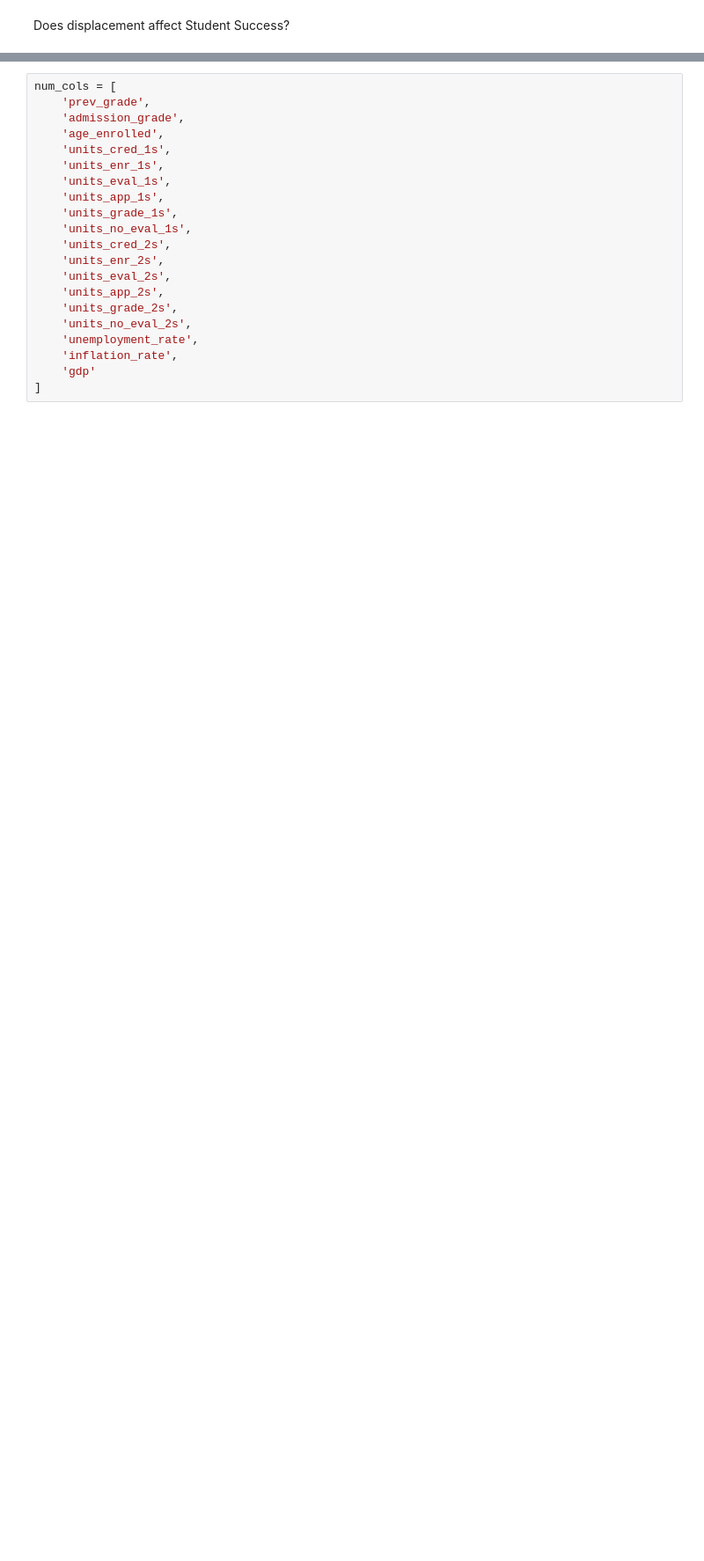
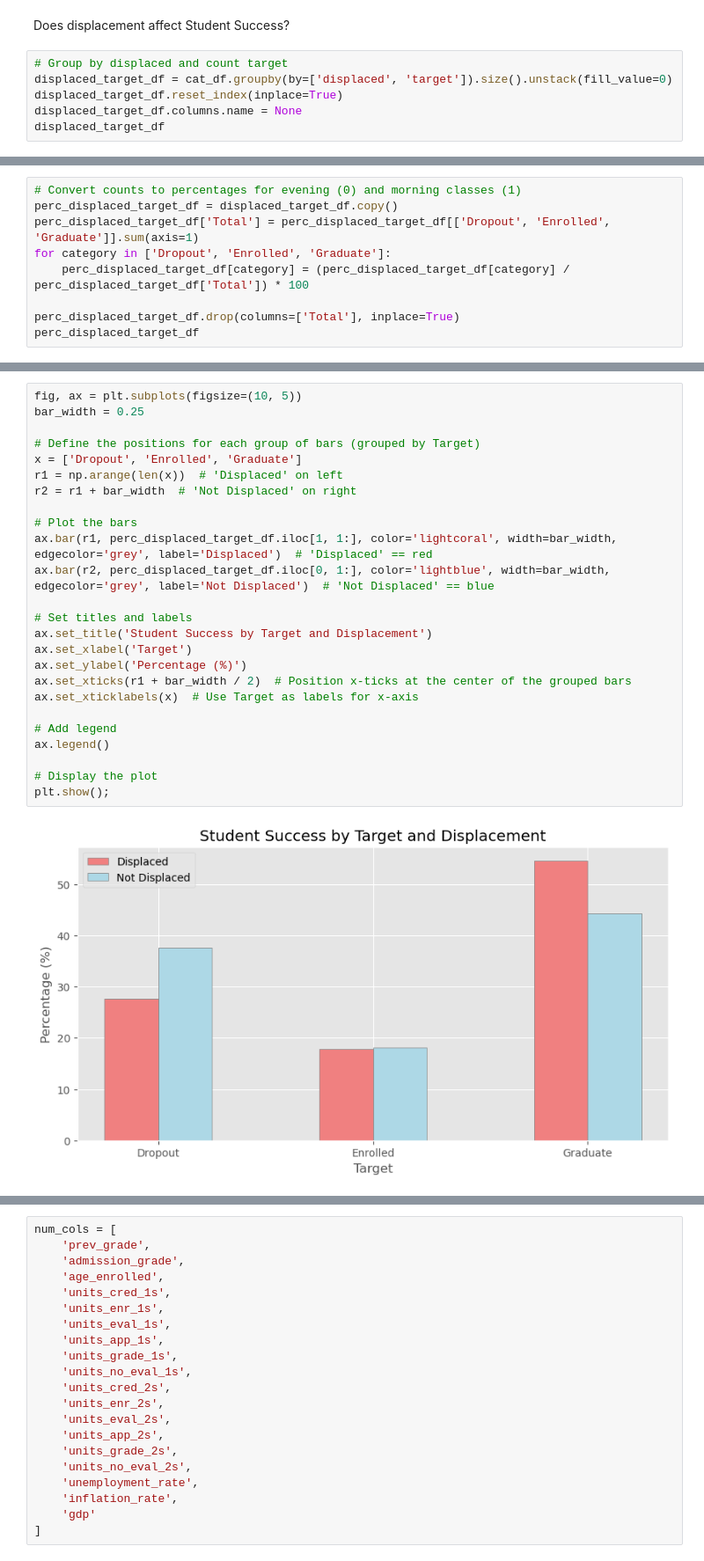
Before and after one commit to elijahlopez94/predicting_student_success, a Jupyter notebook: student_success.ipynb, the cells around one changed output, grey strips where cells are left out. Shown: that part at 88% size. Cells and saved outputs as stored; diff of their text form; blank space fills up the shorter version.

```diff
--- a/student_success.ipynb
+++ b/student_success.ipynb
@@ -372,2 +413,8 @@ Reject the null hypothesis in favor of the alternative.
 # %% [markdown]
 Does displacement affect Student Success?
+# %%
+# Group by displaced and count target
+displaced_target_df = cat_df.groupby(by=['displaced', 'target']).size().unstack(fill_value=0)
+displaced_target_df.reset_index(inplace=True)
+displaced_target_df.columns.name = None
+displaced_target_df
@@ -373,0 +425,9 @@ Does displacement affect Student Success?
+# %%
+# Convert counts to percentages for evening (0) and morning classes (1)
+perc_displaced_target_df = displaced_target_df.copy()
+perc_displaced_target_df['Total'] = perc_displaced_target_df[['Dropout', 'Enrolled', 'Graduate']].sum(axis=1)
+for category in ['Dropout', 'Enrolled', 'Graduate']:
+    perc_displaced_target_df[category] = (perc_displaced_target_df[category] / perc_displaced_target_df['Total']) * 100
+
+perc_displaced_target_df.drop(columns=['Total'], inplace=True)
+perc_displaced_target_df
@@ -373,0 +438,27 @@ Does displacement affect Student Success?
+# %%
+fig, ax = plt.subplots(figsize=(10, 5))
+bar_width = 0.25
+
+# Define the positions for each group of bars (grouped by Target)
+x = ['Dropout', 'Enrolled', 'Graduate']
+r1 = np.arange(len(x))  # 'Displaced' on left
+r2 = r1 + bar_width  # 'Not Displaced' on right
+
+# Plot the bars
+ax.bar(r1, perc_displaced_target_df.iloc[1, 1:], color='lightcoral', width=bar_width, edgecolor='grey', label='Displaced')  # 'Displaced' == red
+ax.bar(r2, perc_displaced_target_df.iloc[0, 1:], color='lightblue', width=bar_width, edgecolor='grey', label='Not Displaced')  # 'Not Displaced' == blue
+
+# Set titles and labels
+ax.set_title('Student Success by Target and Displacement')
+ax.set_xlabel('Target')
+ax.set_ylabel('Percentage (%)')
+ax.set_xticks(r1 + bar_width / 2)  # Position x-ticks at the center of the grouped bars
+ax.set_xticklabels(x)  # Use Target as labels for x-axis
+
+# Add legend
+ax.legend()
+
+# Display the plot
+plt.show();
+# %% [output]
+[figure, added]
```
Also changed, not shown: parts of 16 cells of this notebook.
